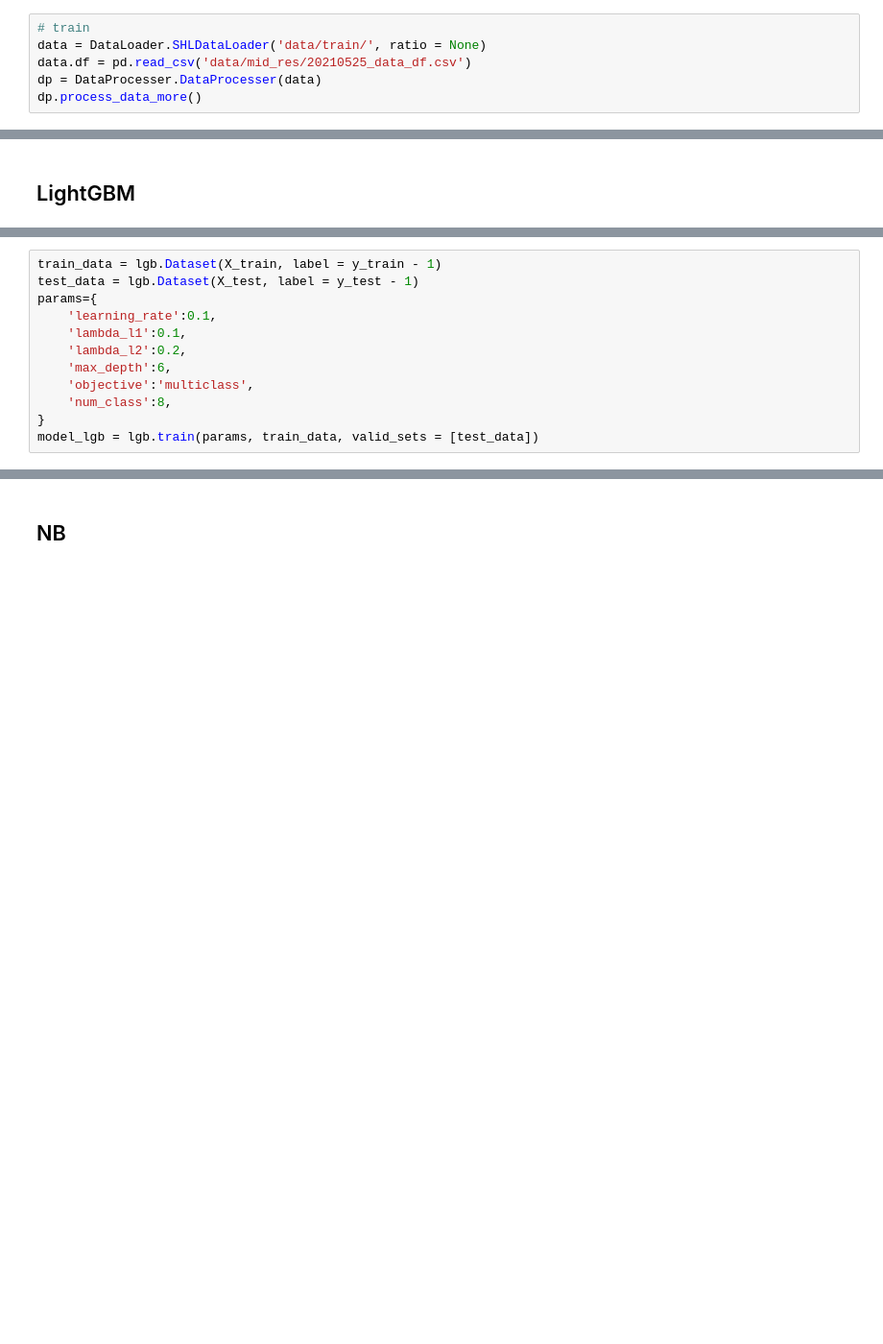
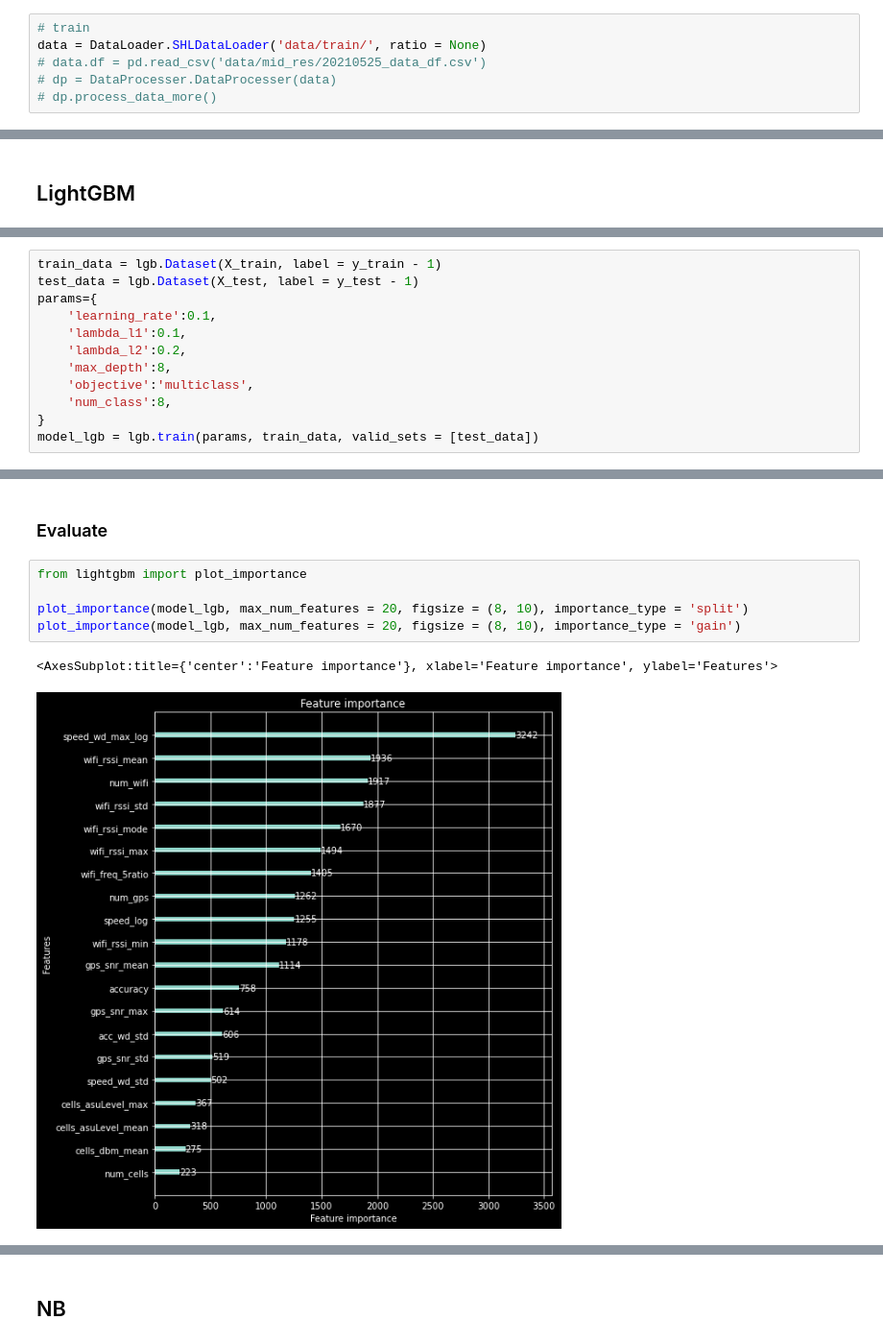
Before and after one commit to Ryanna-github/SHL2021, a Jupyter notebook: 2021-05-26_model_multi.ipynb, the cells around one changed output, grey strips where cells are left out. Shown at 96% size. Saved outputs shown, nothing was run; the diff lists cells and outputs as text; blank space fills up the shorter version.

```diff
--- a/2021-05-26_model_multi.ipynb
+++ b/2021-05-26_model_multi.ipynb
@@ -36,6 +29,6 @@ array([0.48921184, 0.48986512, 0.4850399 , 0.48667806, 0.49041967])
 # %%
 # train
 data = DataLoader.SHLDataLoader('data/train/', ratio = None)
-data.df = pd.read_csv('data/mid_res/20210525_data_df.csv')
-dp = DataProcesser.DataProcesser(data)
-dp.process_data_more()
+# data.df = pd.read_csv('data/mid_res/20210525_data_df.csv')
+# dp = DataProcesser.DataProcesser(data)
+# dp.process_data_more()
@@ -149,7 +131,7 @@ params={
     'learning_rate':0.1,
     'lambda_l1':0.1,
     'lambda_l2':0.2,
-    'max_depth':6,
+    'max_depth':8,
     'objective':'multiclass',
     'num_class':8,
 }
@@ -207,0 +237,10 @@ weighted avg       0.60      0.60      0.60    143958
+# %% [markdown]
+### Evaluate
+# %%
+from lightgbm import plot_importance
+
+plot_importance(model_lgb, max_num_features = 20, figsize = (8, 10), importance_type = 'split')
+plot_importance(model_lgb, max_num_features = 20, figsize = (8, 10), importance_type = 'gain')
+# %% [output]
+<AxesSubplot:title={'center':'Feature importance'}, xlabel='Feature importance', ylabel='Features'>
+[figure, added]
```
Also changed, not shown: parts of 21 cells of this notebook, 5 other files.
